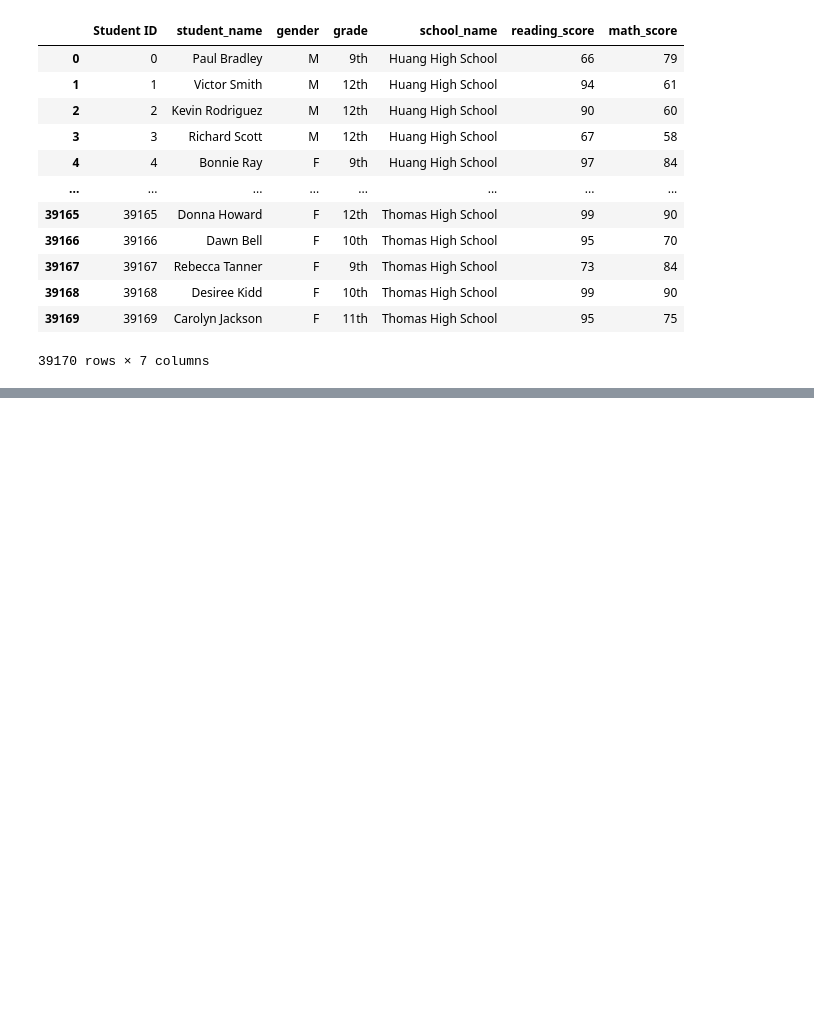
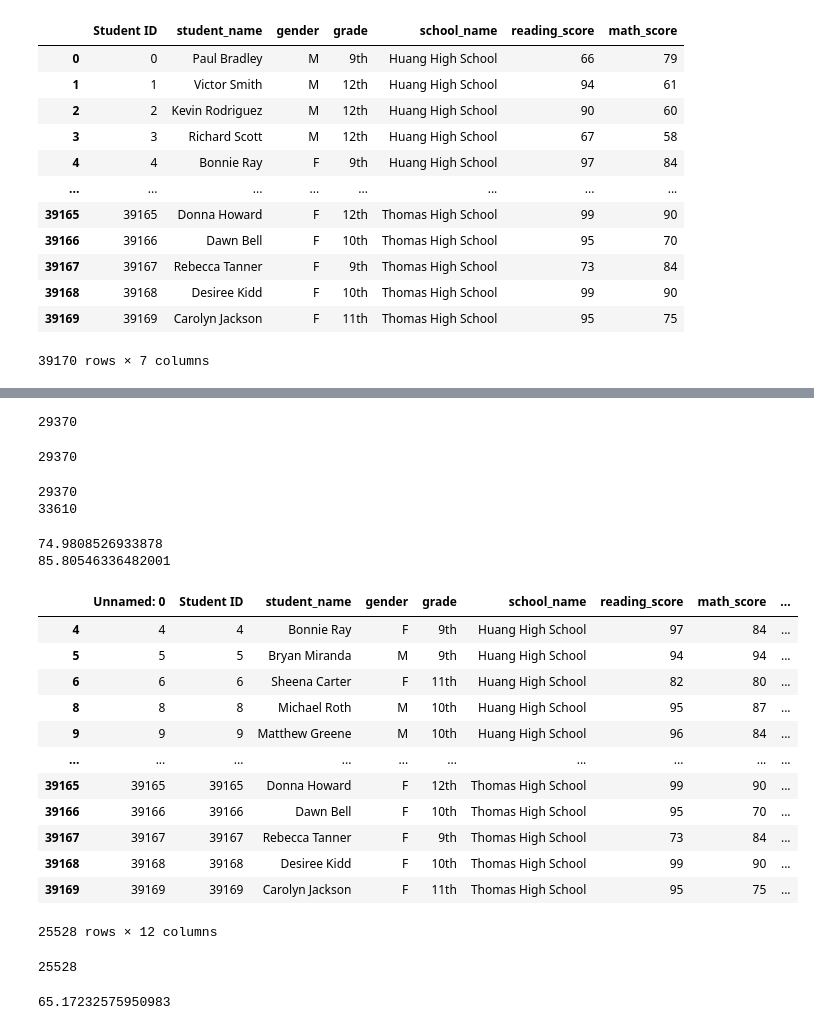
Before and after one commit to hhnguyenn/School_District_Analysis, a Jupyter notebook: PyCitySchools.ipynb, the cells around one changed output, grey strips where cells are left out. Saved outputs shown, nothing was run; the diff lists cells and outputs as text; code cells hidden in the pictures; blank space fills up the shorter version.

```diff
--- a/PyCitySchools.ipynb
+++ b/PyCitySchools.ipynb
@@ -157,3 +157,9 @@ student_data_df
 | 39168 | 39168 | Desiree Kidd | F | 10th | Thomas High School | 99 | 90 |
 | 39169 | 39169 | Carolyn Jackson | F | 11th | Thomas High School | 95 | 75 |
 39170 rows × 7 columns
+# %%
+#Load given cleaned student names and declare it as dataframe
+clean_students_data_to_load= "Resources/clean_students_complete.csv"
+
+clean_student_data_df=pd.read_csv(clean_students_data_to_load)
+clean_student_data_df.head()
@@ -159,0 +173,4 @@ student_data_df
+# %%
+#Combine the data into a single dataset.
+school_data_complete_df = pd.merge(clean_student_data_df, school_data_df, on=["school_name", "school_name"])
+school_data_complete_df.head()
@@ -159,0 +244,63 @@ student_data_df
+# %%
+passing_math["student_name"].count()
+# %% [output]
+29370
+# %%
+len(passing_math)
+# %% [output]
+29370
+# %%
+#Calculate the number of students passing math.
+passing_math_count=passing_math["student_name"].count()
+
+#Calculate the number of students passing reading.
+passing_reading_count=passing_reading["student_name"].count()
+
+print(passing_math_count)
+print(passing_reading_count)
+# %% [output]
+29370
+33610
+# %%
+#Calculate the percentage that passed math.
+passing_math_percentage=passing_math_count/float (student_count)*100
+
+#Calculate the percentage that passed reading.
+passing_reading_percentage=passing_reading_count/float(student_count)*100
+
+print(passing_math_percentage)
+print(passing_reading_percentage)
+# %% [output]
+74.9808526933878
+85.80546336482001
+# %%
+#Calculate the students who passed both math and reading.
+passing_math_reading = school_data_complete_df[(school_data_complete_df["math_score"]>=70)& (school_data_complete_df["reading_score"]>=70)]
+
+passing_math_reading
+# %% [output]
+|  | Unnamed: 0 | Student ID | student_name | gender | grade | school_name | reading_score | math_score | ... |
+| 4 | 4 | 4 | Bonnie Ray | F | 9th | Huang High School | 97 | 84 | ... |
+| 5 | 5 | 5 | Bryan Miranda | M | 9th | Huang High School | 94 | 94 | ... |
+| 6 | 6 | 6 | Sheena Carter | F | 11th | Huang High School | 82 | 80 | ... |
+| 8 | 8 | 8 | Michael Roth | M | 10th | Huang High School | 95 | 87 | ... |
+| 9 | 9 | 9 | Matthew Greene | M | 10th | Huang High School | 96 | 84 | ... |
+| ... | ... | ... | ... | ... | ... | ... | ... | ... | ... |
+| 39165 | 39165 | 39165 | Donna Howard | F | 12th | Thomas High School | 99 | 90 | ... |
+| 39166 | 39166 | 39166 | Dawn Bell | F | 10th | Thomas High School | 95 | 70 | ... |
+| 39167 | 39167 | 39167 | Rebecca Tanner | F | 9th | Thomas High School | 73 | 84 | ... |
+| 39168 | 39168 | 39168 | Desiree Kidd | F | 10th | Thomas High School | 99 | 90 | ... |
+| 39169 | 39169 | 39169 | Carolyn Jackson | F | 11th | Thomas High School | 95 | 75 | ... |
+25528 rows × 12 columns
+# %%
+#Calculate the number of students who passed both math and reading.
+overall_passing_math_reading_count=passing_math_reading["student_name"].count()
+overall_passing_math_reading_count
+# %% [output]
+25528
+# %%
+#Calculate the overall passing percentage.
+overall_passing_percentage=overall_passing_math_reading_count/student_count*100
+overall_passing_percentage
+# %% [output]
+65.17232575950983
```
Also changed, not shown: parts of 16 cells of this notebook, 3 other files.
